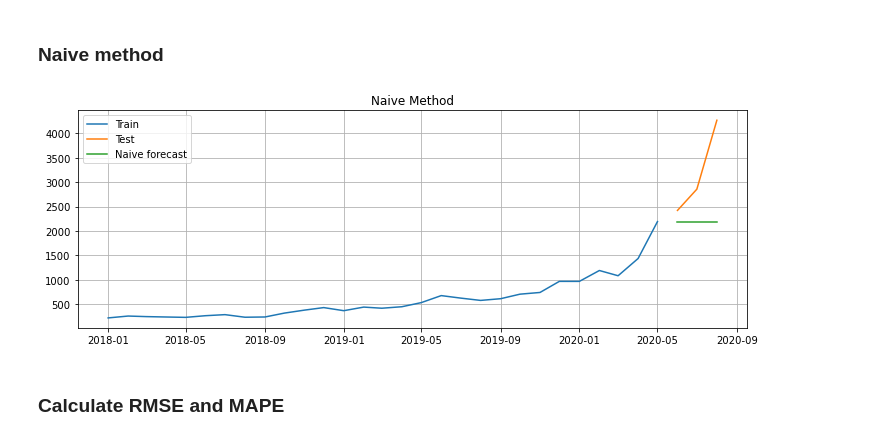
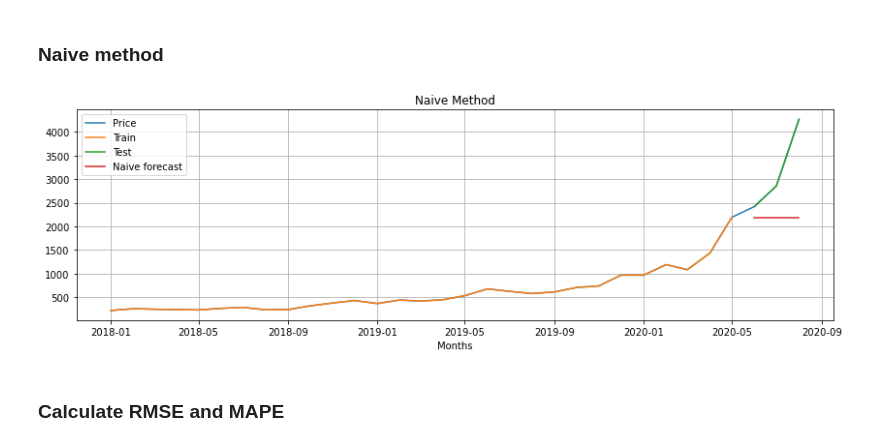
Before and after one commit to AnuragA22/Bitcoin-Price-Prediction, a Jupyter notebook: Time Series Bitcoin.ipynb, the cells around one changed output. Drawn from its saved outputs; the diff is of its cells as text; code cells hidden in the pictures.

```diff
--- a/Time Series Bitcoin.ipynb
+++ b/Time Series Bitcoin.ipynb
@@ -94,16 +77,16 @@ test = data[train_len:]
 y_hat_naive = test.copy()
 y_hat_naive['naive_forecast'] = train['Price'][train_len-1]
 # %%
-plt.figure(figsize=(12,4))
+data.plot(figsize=(14, 4))
 plt.grid()
 plt.plot(train['Price'], label='Train')
 plt.plot(test['Price'], label='Test')
 plt.plot(y_hat_naive['naive_forecast'], label='Naive forecast')
 plt.legend(loc='best')
 plt.title('Naive Method')
 plt.show()
 # %% [output]
-[figure, old version]
+[figure, new version]
 # %% [markdown]
 ### Calculate RMSE and MAPE
 # %%
```
Also changed, not shown: parts of 13 cells of this notebook.
